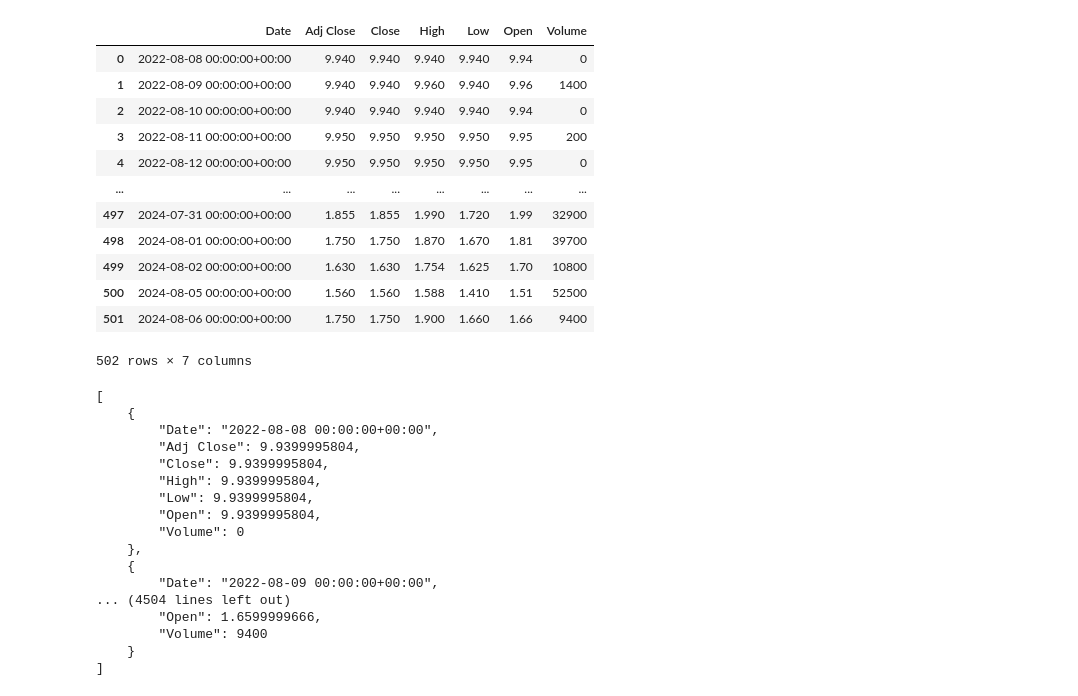
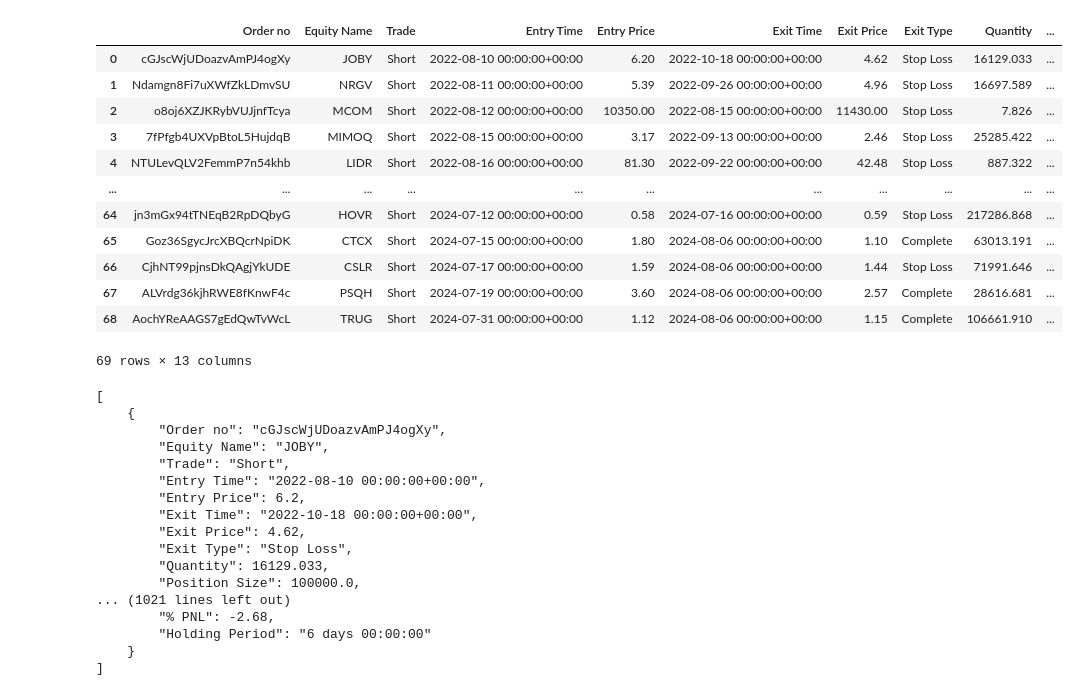
Before and after one commit to duncanchiu409/AlphaTrade, a Jupyter notebook: test.ipynb, the cells around one changed output. Saved outputs shown, nothing was run; the diff lists cells and outputs as text; code cells hidden in the pictures.

```diff
--- a/test.ipynb
+++ b/test.ipynb
@@ -1,22 +1,22 @@
 # %%
 import pandas as pd
 from json import loads, dumps
-df = pd.read_csv("AENT-1d.csv")
+df = pd.read_csv("trading-records.csv")
 df
 # %% [output]
-|  | Date | Adj Close | Close | High | Low | Open | Volume |
-| 0 | 2022-08-08 00:00:00+00:00 | 9.940 | 9.940 | 9.940 | 9.940 | 9.94 | 0 |
-| 1 | 2022-08-09 00:00:00+00:00 | 9.940 | 9.940 | 9.960 | 9.940 | 9.96 | 1400 |
-| 2 | 2022-08-10 00:00:00+00:00 | 9.940 | 9.940 | 9.940 | 9.940 | 9.94 | 0 |
-| 3 | 2022-08-11 00:00:00+00:00 | 9.950 | 9.950 | 9.950 | 9.950 | 9.95 | 200 |
-| 4 | 2022-08-12 00:00:00+00:00 | 9.950 | 9.950 | 9.950 | 9.950 | 9.95 | 0 |
-| ... | ... | ... | ... | ... | ... | ... | ... |
-| 497 | 2024-07-31 00:00:00+00:00 | 1.855 | 1.855 | 1.990 | 1.720 | 1.99 | 32900 |
-| 498 | 2024-08-01 00:00:00+00:00 | 1.750 | 1.750 | 1.870 | 1.670 | 1.81 | 39700 |
-| 499 | 2024-08-02 00:00:00+00:00 | 1.630 | 1.630 | 1.754 | 1.625 | 1.70 | 10800 |
-| 500 | 2024-08-05 00:00:00+00:00 | 1.560 | 1.560 | 1.588 | 1.410 | 1.51 | 52500 |
-| 501 | 2024-08-06 00:00:00+00:00 | 1.750 | 1.750 | 1.900 | 1.660 | 1.66 | 9400 |
+|  | Order no | Equity Name | Trade | Entry Time | Entry Price | Exit Time | Exit Price | Exit Type | Quantity | ... |
+| 0 | cGJscWjUDoazvAmPJ4ogXy | JOBY | Short | 2022-08-10 00:00:00+00:00 | 6.20 | 2022-10-18 00:00:00+00:00 | 4.62 | Stop Loss | 16129.033 | ... |
+| 1 | Ndamgn8Fi7uXWfZkLDmvSU | NRGV | Short | 2022-08-11 00:00:00+00:00 | 5.39 | 2022-09-26 00:00:00+00:00 | 4.96 | Stop Loss | 16697.589 | ... |
+| 2 | o8oj6XZJKRybVUJjnfTcya | MCOM | Short | 2022-08-12 00:00:00+00:00 | 10350.00 | 2022-08-15 00:00:00+00:00 | 11430.00 | Stop Loss | 7.826 | ... |
+| 3 | 7fPfgb4UXVpBtoL5HujdqB | MIMOQ | Short | 2022-08-15 00:00:00+00:00 | 3.17 | 2022-09-13 00:00:00+00:00 | 2.46 | Stop Loss | 25285.422 | ... |
+| 4 | NTULevQLV2FemmP7n54khb | LIDR | Short | 2022-08-16 00:00:00+00:00 | 81.30 | 2022-09-22 00:00:00+00:00 | 42.48 | Stop Loss | 887.322 | ... |
+| ... | ... | ... | ... | ... | ... | ... | ... | ... | ... | ... |
+| 64 | jn3mGx94tTNEqB2RpDQbyG | HOVR | Short | 2024-07-12 00:00:00+00:00 | 0.58 | 2024-07-16 00:00:00+00:00 | 0.59 | Stop Loss | 217286.868 | ... |
+| 65 | Goz36SgycJrcXBQcrNpiDK | CTCX | Short | 2024-07-15 00:00:00+00:00 | 1.80 | 2024-08-06 00:00:00+00:00 | 1.10 | Complete | 63013.191 | ... |
+| 66 | CjhNT99pjnsDkQAgjYkUDE | CSLR | Short | 2024-07-17 00:00:00+00:00 | 1.59 | 2024-08-06 00:00:00+00:00 | 1.44 | Stop Loss | 71991.646 | ... |
+| 67 | ALVrdg36kjhRWE8fKnwF4c | PSQH | Short | 2024-07-19 00:00:00+00:00 | 3.60 | 2024-08-06 00:00:00+00:00 | 2.57 | Complete | 28616.681 | ... |
+| 68 | AochYReAAGS7gEdQwTvWcL | TRUG | Short | 2024-07-31 00:00:00+00:00 | 1.12 | 2024-08-06 00:00:00+00:00 | 1.15 | Complete | 106661.910 | ... |
-502 rows × 7 columns
+69 rows × 13 columns
 # %%
 result = df.to_json(orient='records')
 parsed = loads(result)
@@ -28,18 +28,18 @@ with open(jsonFilePath, 'w', encoding='utf-8') as jsonf:
 # %% [output]
 [
     {
-        "Date": "2022-08-08 00:00:00+00:00",
-        "Adj Close": 9.9399995804,
-        "Close": 9.9399995804,
-        "High": 9.9399995804,
-        "Low": 9.9399995804,
-        "Open": 9.9399995804,
-        "Volume": 0
-    },
-    {
-        "Date": "2022-08-09 00:00:00+00:00",
-... (4504 lines left out)
-        "Open": 1.6599999666,
-        "Volume": 9400
+        "Order no": "cGJscWjUDoazvAmPJ4ogXy",
+        "Equity Name": "JOBY",
+        "Trade": "Short",
+        "Entry Time": "2022-08-10 00:00:00+00:00",
+        "Entry Price": 6.2,
+        "Exit Time": "2022-10-18 00:00:00+00:00",
+        "Exit Price": 4.62,
+        "Exit Type": "Stop Loss",
+        "Quantity": 16129.033,
+        "Position Size": 100000.0,
+... (1021 lines left out)
+        "% PNL": -2.68,
+        "Holding Period": "6 days 00:00:00"
     }
 ]
```
Also changed, not shown: 19 other files.
